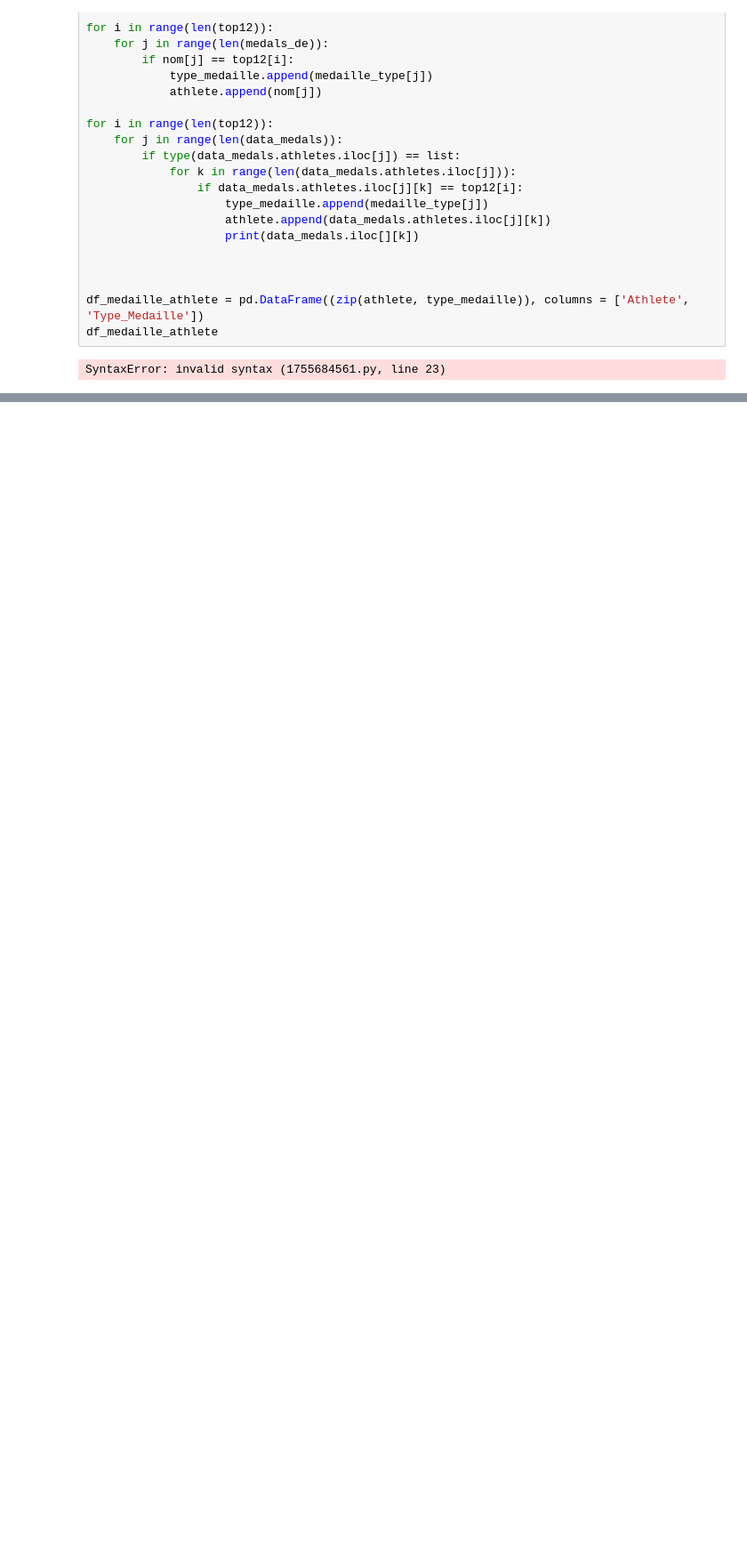
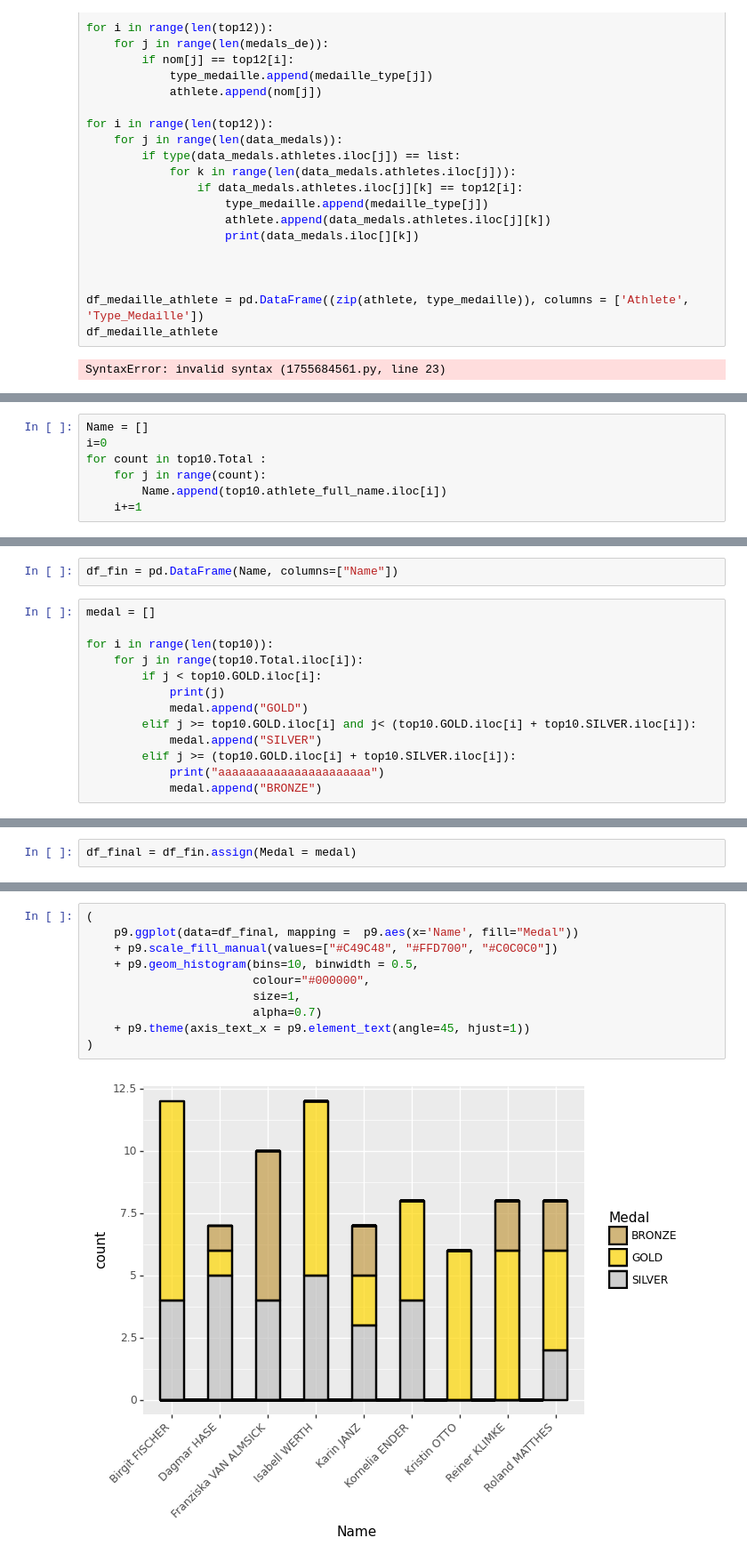
Before and after one commit to brmuloot/Jeux-Olympiques, a Jupyter notebook: Jeux_olympiques.ipynb, the cells around one changed output, grey strips where cells are left out. Shown: that part at 89% size. Cells and saved outputs as stored; diff of their text form; blank space fills up the shorter version.

Commit message:
Fin du beau graph

```diff
--- a/Jeux_olympiques.ipynb
+++ b/Jeux_olympiques.ipynb
@@ -381,0 +533,7 @@ data_fin = new_data.assign(athlete = tot_athlete)
+# %%
+Name = []
+i=0
+for count in top10.Total :
+    for j in range(count):
+        Name.append(top10.athlete_full_name.iloc[i])
+    i+=1
@@ -381,0 +550,15 @@ data_fin = new_data.assign(athlete = tot_athlete)
+# %%
+df_fin = pd.DataFrame(Name, columns=["Name"])
+# %%
+medal = []
+
+for i in range(len(top10)):
+    for j in range(top10.Total.iloc[i]):
+        if j < top10.GOLD.iloc[i]:
+            print(j)
+            medal.append("GOLD")
+        elif j >= top10.GOLD.iloc[i] and j< (top10.GOLD.iloc[i] + top10.SILVER.iloc[i]):
+            medal.append("SILVER")
+        elif j >= (top10.GOLD.iloc[i] + top10.SILVER.iloc[i]):
+            print("aaaaaaaaaaaaaaaaaaaaaa")
+            medal.append("BRONZE")
@@ -381,0 +583,2 @@ data_fin = new_data.assign(athlete = tot_athlete)
+# %%
+df_final = df_fin.assign(Medal = medal)
@@ -381,0 +601,12 @@ data_fin = new_data.assign(athlete = tot_athlete)
+# %%
+(
+    p9.ggplot(data=df_final, mapping =  p9.aes(x='Name', fill="Medal"))
+    + p9.scale_fill_manual(values=["#C49C48", "#FFD700", "#C0C0C0"])
+    + p9.geom_histogram(bins=10, binwidth = 0.5,
+                        colour="#000000",
+                        size=1,
+                        alpha=0.7)
+    + p9.theme(axis_text_x = p9.element_text(angle=45, hjust=1))
+)
+# %% [output]
+[figure, added]
```
Also changed, not shown: parts of 38 cells of this notebook.
